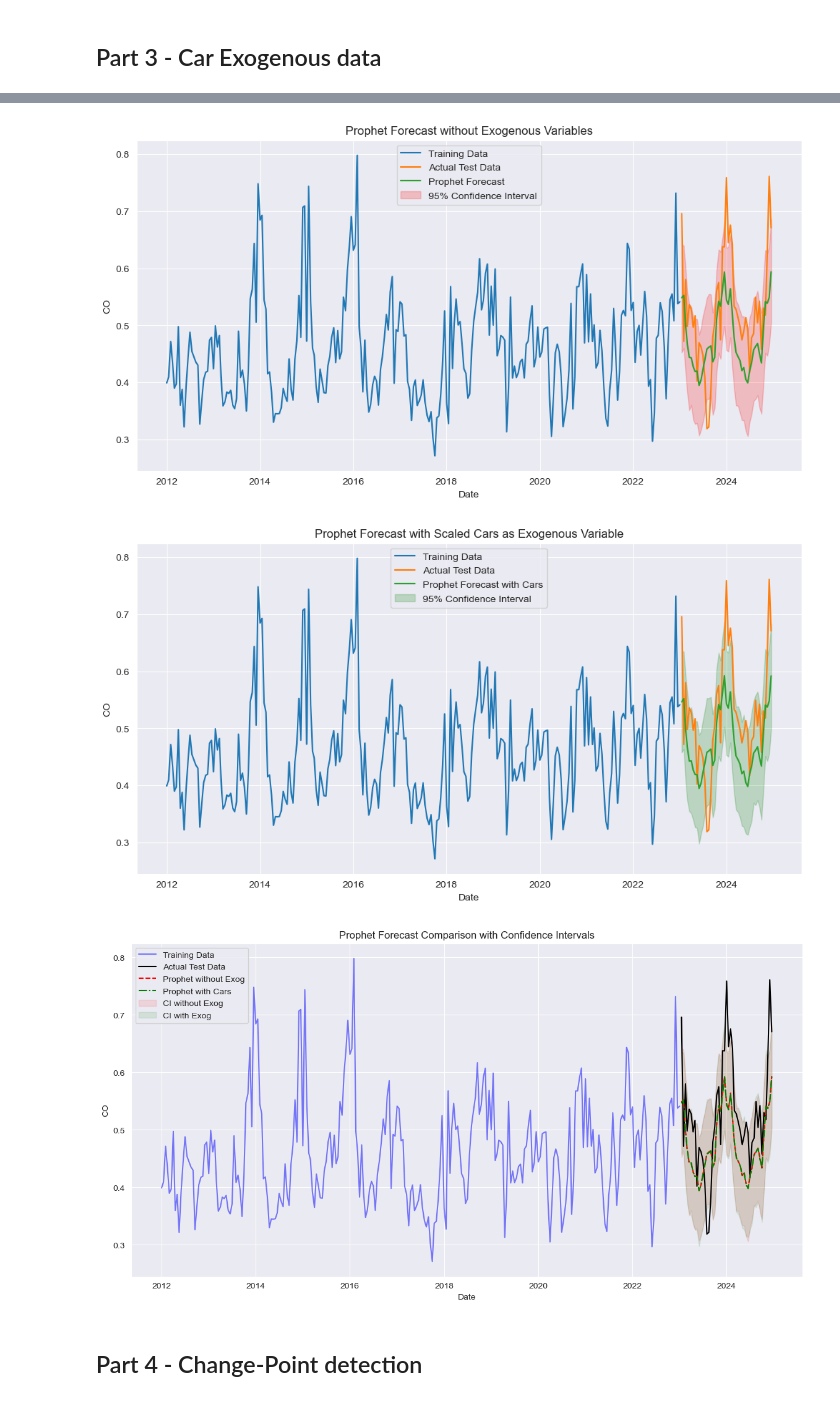
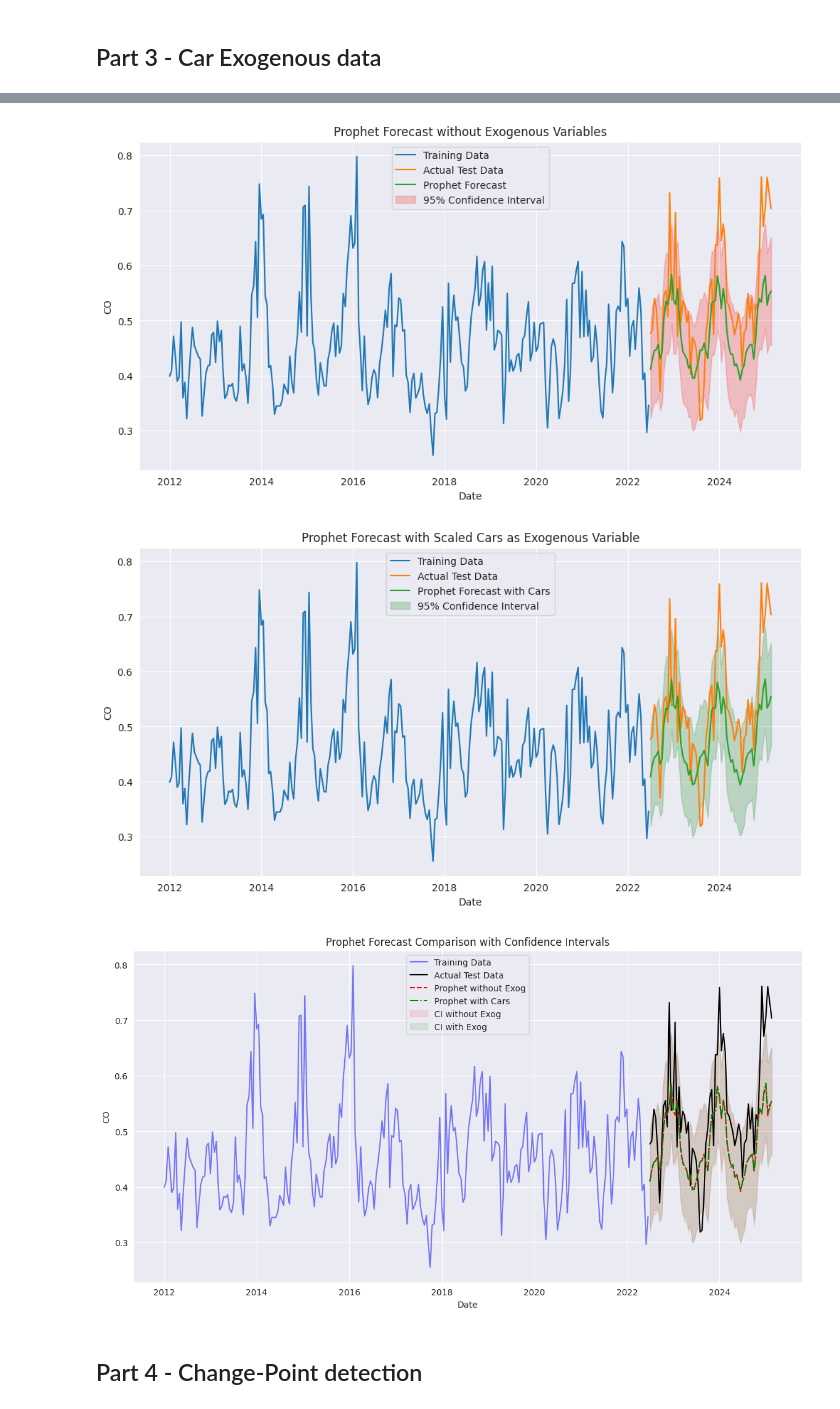
Before and after one commit to sinitsky96/Time-Series-Project, a Jupyter notebook: Final_Project.ipynb, the cells around one changed output, grey strips where cells are left out. Cells and saved outputs as stored; diff of their text form; code cells hidden in the pictures.

```diff
--- a/Final_Project.ipynb
+++ b/Final_Project.ipynb
@@ -46,7 +46,7 @@ df = pd.read_csv("pollution_and_new_cars_unified.csv")
 df['date'] = pd.to_datetime(df['date'], format = "%d/%m/%Y")
 co_levels = df.drop("car_num", axis = 1)
 co_levels = pd.melt(co_levels, id_vars='date', var_name='station', value_name='CO')
-cars = df.loc[:, ['date','car_num']]
+cars = df.loc[:, ['date','car_num']].set_index("date")
 # %% [markdown]
 ### Missing Values Analysis
 # %% [markdown]
@@ -809 +842,3 @@ Although Prophet demonstrates marginally better accuracy overall, with slightly
+# %%
+cars2012 = cars[cars.index >= '2012-01-01']
 # %%
@@ -952,39 +945,10 @@ Maximum correlation: 0.0468
 # %%
+# Fitting Prophet with Cars registration as exogenous variable
 
-# ---------------------
-# 1. Load Data and Filter
-# ---------------------
-# Load the datasets
-df_air = pd.read_csv('data/co_avg.csv', parse_dates=['date'])
-df_cars = pd.read_csv('data/cars_transformed.csv', parse_dates=['date'])
-# Set the Date column as the index
-df_air.set_index('date', inplace=True)
-df_cars.set_index('date', inplace=True)
-
-# Extract the relevant columns
-dfCO = df_air[['CO']]
-dfCars = df_cars[['car_num']]
-
-# Filter data from 2012 to end of 2024
-dfCO = dfCO[(dfCO.index >= '2012-01-01') & (dfCO.index <= '2024-12-31')]
-dfCars = dfCars[(dfCars.index >= '2012-01-01') & (dfCars.index <= '2024-12-31')]
-
-
-# Align the data and handle NaN values
-common_index = dfCO.index.intersection(dfCars.dropna().index)
-dfCO = dfCO.loc[common_index]
-dfCars = dfCars.loc[common_index]
-# Interpolate any remaining missing values
-dfCO = dfCO.interpolate(method='linear')
-dfCars = dfCars.interpolate(method='linear')
 # Recalculate train/test split after alignment
-train_size = int(len(dfCO) * 0.85)
-train = dfCO.iloc[:train_size]
-test = dfCO.iloc[train_size:]
-
-# Also split the cars data according to the same indices
-train_cars = dfCars.iloc[:train_size]
-test_cars = dfCars.iloc[train_size:]
+train_size = int(len(co_mean_2012) * 0.8)
+train = co_mean_2012.iloc[:train_size]
+test = co_mean_2012.iloc[train_size:]
 
 print("Train shape:", train.shape)
 print("Test shape:", test.shape)
@@ -992,8 +956,8 @@ print("Test shape:", test.shape)
 # Scale the exogenous data (car_num) using MinMaxScaler
 scaler = MinMaxScaler()
 dfCars_scaled = pd.DataFrame(
-    scaler.fit_transform(dfCars),
-    index=dfCars.index,
+    scaler.fit_transform(cars2012),
+    index=cars2012.index,
     columns=['car_num']
 )
 
@@ -1196,6 +1156,6 @@ Confidence interval width reduction: -1.33%
-[figure, old version]
+[figure, new version]
-[figure, old version]
+[figure, new version]
-[figure, old version]
+[figure, new version]
 # %% [markdown]
 ## Part 4 - Change-Point detection
 # %%
```
Also changed, not shown: parts of 4 cells of this notebook.
